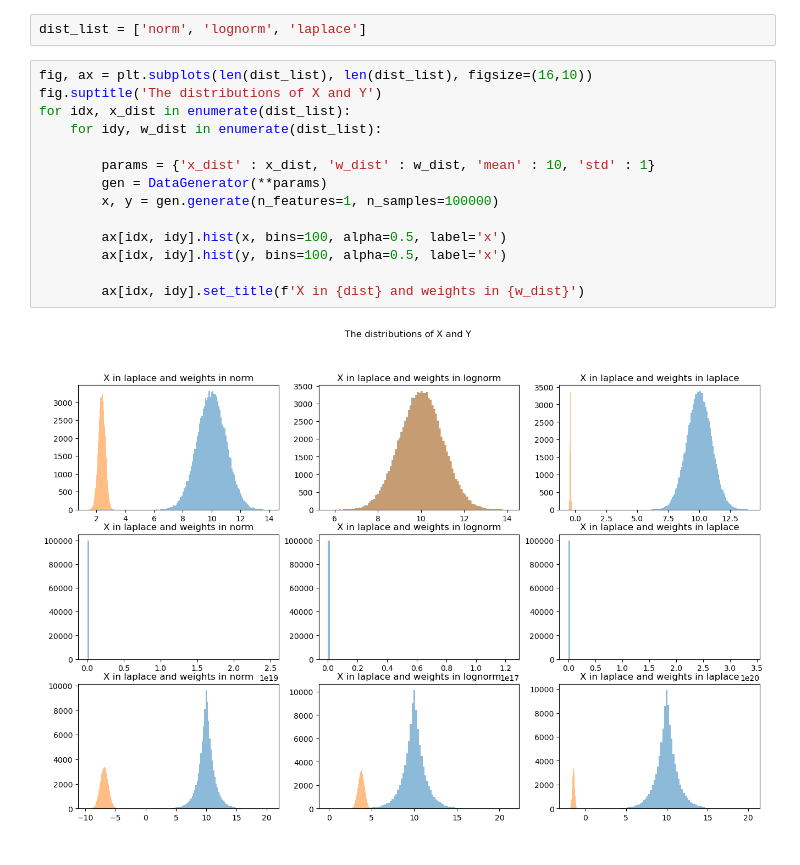
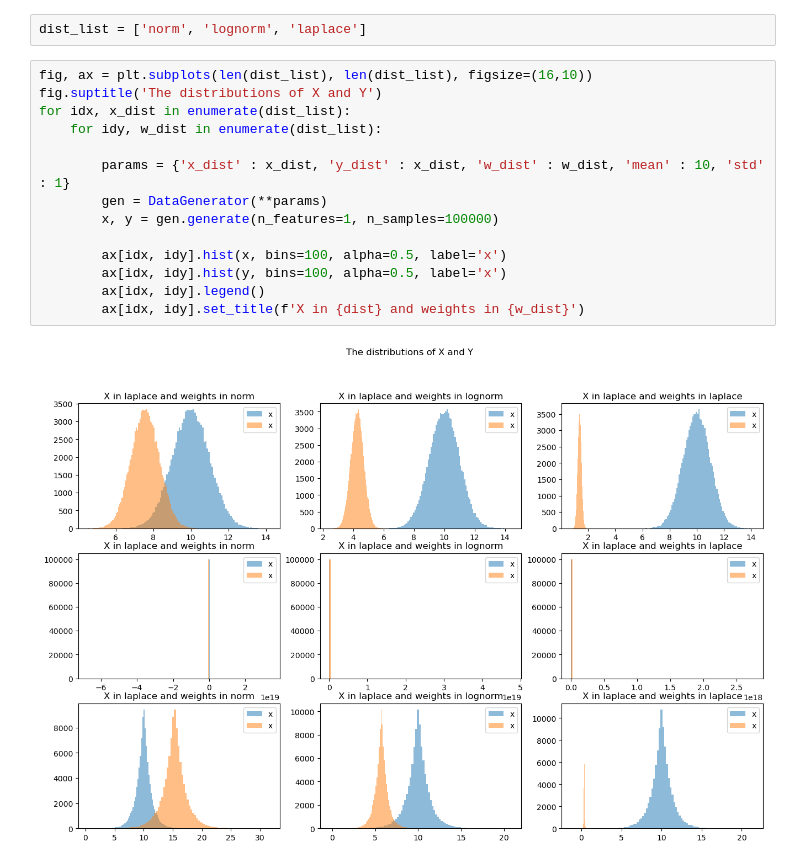
Before and after one commit to Nearpit/BaseEncoding, a Jupyter notebook: data_generator/test.ipynb, the cells around one changed output. Cells and saved outputs as stored; diff of their text form.

```diff
--- a/data_generator/test.ipynb
+++ b/data_generator/test.ipynb
@@ -153,16 +153,16 @@ dist_list = ['norm', 'lognorm', 'laplace']
 # %%
 fig, ax = plt.subplots(len(dist_list), len(dist_list), figsize=(16,10))
 fig.suptitle('The distributions of X and Y')
 for idx, x_dist in enumerate(dist_list):
     for idy, w_dist in enumerate(dist_list):
 
-        params = {'x_dist' : x_dist, 'w_dist' : w_dist, 'mean' : 10, 'std' : 1}
+        params = {'x_dist' : x_dist, 'y_dist' : x_dist, 'w_dist' : w_dist, 'mean' : 10, 'std' : 1}
         gen = DataGenerator(**params)
         x, y = gen.generate(n_features=1, n_samples=100000)
 
         ax[idx, idy].hist(x, bins=100, alpha=0.5, label='x')
         ax[idx, idy].hist(y, bins=100, alpha=0.5, label='x')
-
+        ax[idx, idy].legend()
         ax[idx, idy].set_title(f'X in {dist} and weights in {w_dist}')
 # %% [output]
-[figure, old version]
+[figure, new version]
```
Also changed, not shown: parts of 2 cells of this notebook, 2 other files.
